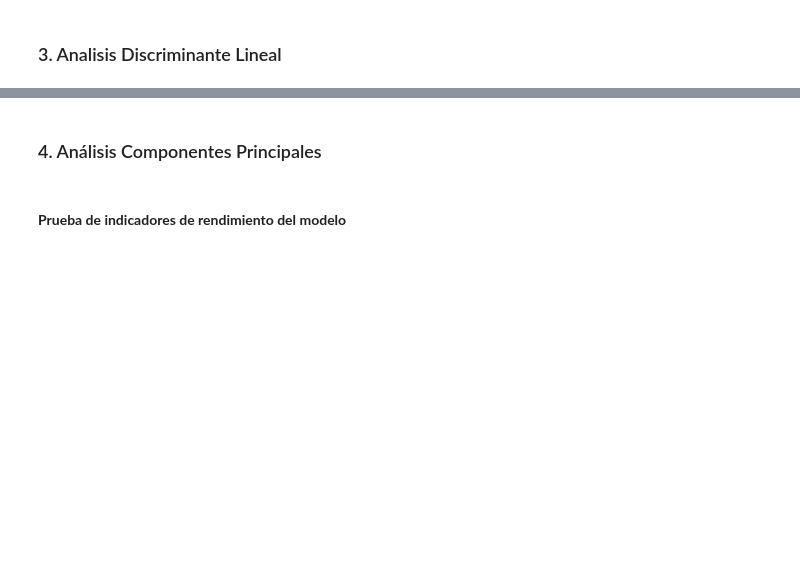
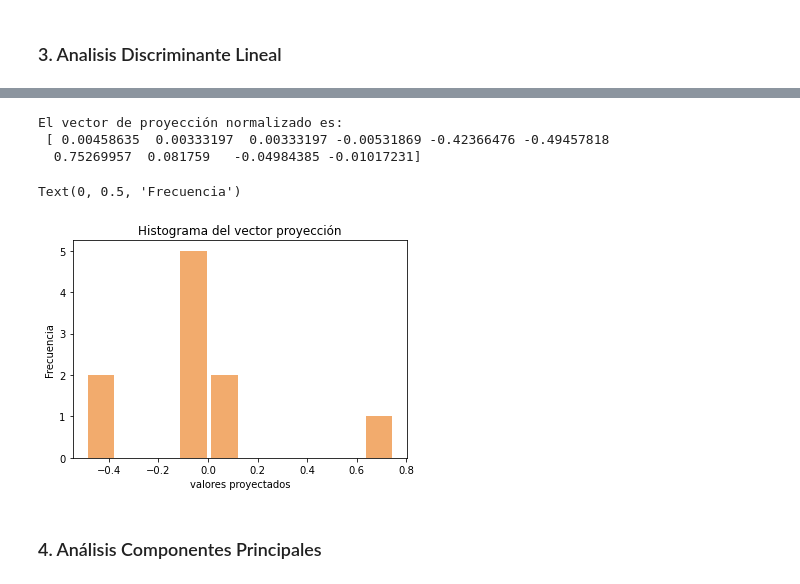
Before and after one commit to Javimh18/AnalisisFund, a Jupyter notebook: P1-2/reduccion_dimensionalidad.ipynb, the cells around one changed output, grey strips where cells are left out. Cells and saved outputs as stored; diff of their text form; code cells hidden in the pictures; blank space fills up the shorter version.

```diff
--- a/P1-2/reduccion_dimensionalidad.ipynb
+++ b/P1-2/reduccion_dimensionalidad.ipynb
@@ -582,4 +621,20 @@ Estudiar los siguientes casos de reducción de dimensionalidad:
+# %%
+#El vector de proyección
+w_lda = lda.coef_[0]
+w_norm = w_lda / np.sqrt(sum(w_lda**2))
+print(f'El vector de proyección normalizado es: \n {w_norm}')
+# %% [output]
+El vector de proyección normalizado es:
+ [ 0.00458635  0.00333197  0.00333197 -0.00531869 -0.42366476 -0.49457818
+  0.75269957  0.081759   -0.04984385 -0.01017231]
+# %%
+#Histograma de los datos del vector w,
+plt.hist(x=w_norm, color='#F2AB6D', rwidth=0.85)
+plt.title('Histograma del vector proyección')
+plt.xlabel('valores proyectados')
+plt.ylabel('Frecuencia')
+# %% [output]
+Text(0, 0.5, 'Frecuencia')
+[figure, added]
 # %% [markdown]
 ### 4. Análisis Componentes Principales
-# %% [markdown]
-#### __Prueba de indicadores de rendimiento del modelo__
```
Also changed, not shown: parts of 18 cells of this notebook.
